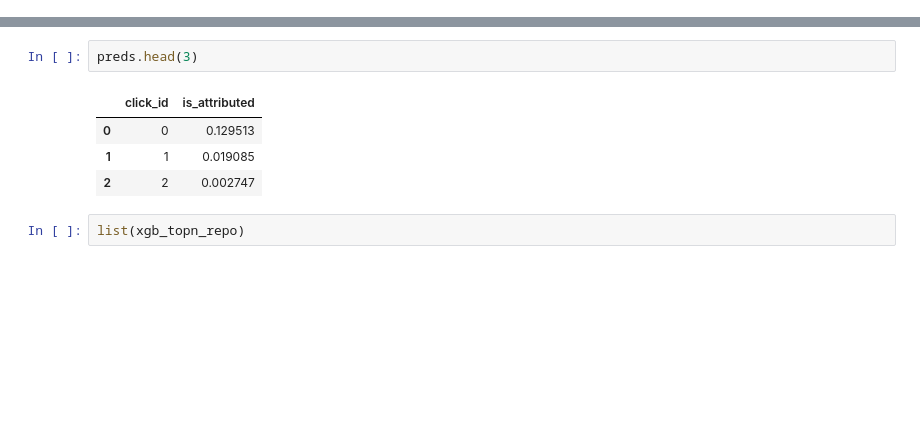
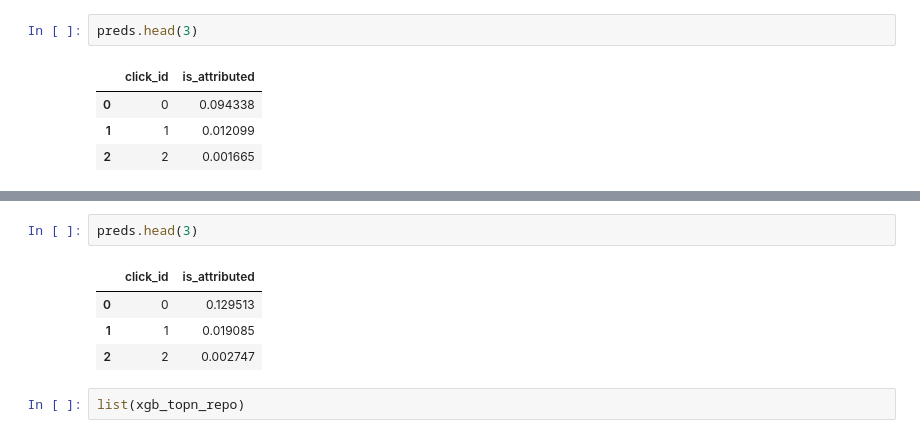
Before and after one commit to wluo-personal/Kaggle, a Jupyter notebook: talkingdata/sc/blend_and_analysis.ipynb, the cells around one changed output, grey strips where cells are left out. Cells and saved outputs as stored; diff of their text form; blank space fills up the shorter version.

```diff
--- a/talkingdata/sc/blend_and_analysis.ipynb
+++ b/talkingdata/sc/blend_and_analysis.ipynb
@@ -115,3 +213,10 @@ selected: all_suppelement_tree_1200_depth6_scale398_lr0.05_ntree_650_850_1100.cs
+# %%
+preds.head(3)
+# %% [output]
+|  | click_id | is_attributed |
+| 0 | 0 | 0.094338 |
+| 1 | 1 | 0.012099 |
+| 2 | 2 | 0.001665 |
 # %%
 preds.head(3)
 # %% [output]
```
Also changed, not shown: parts of 27 cells of this notebook, 41 other files.
